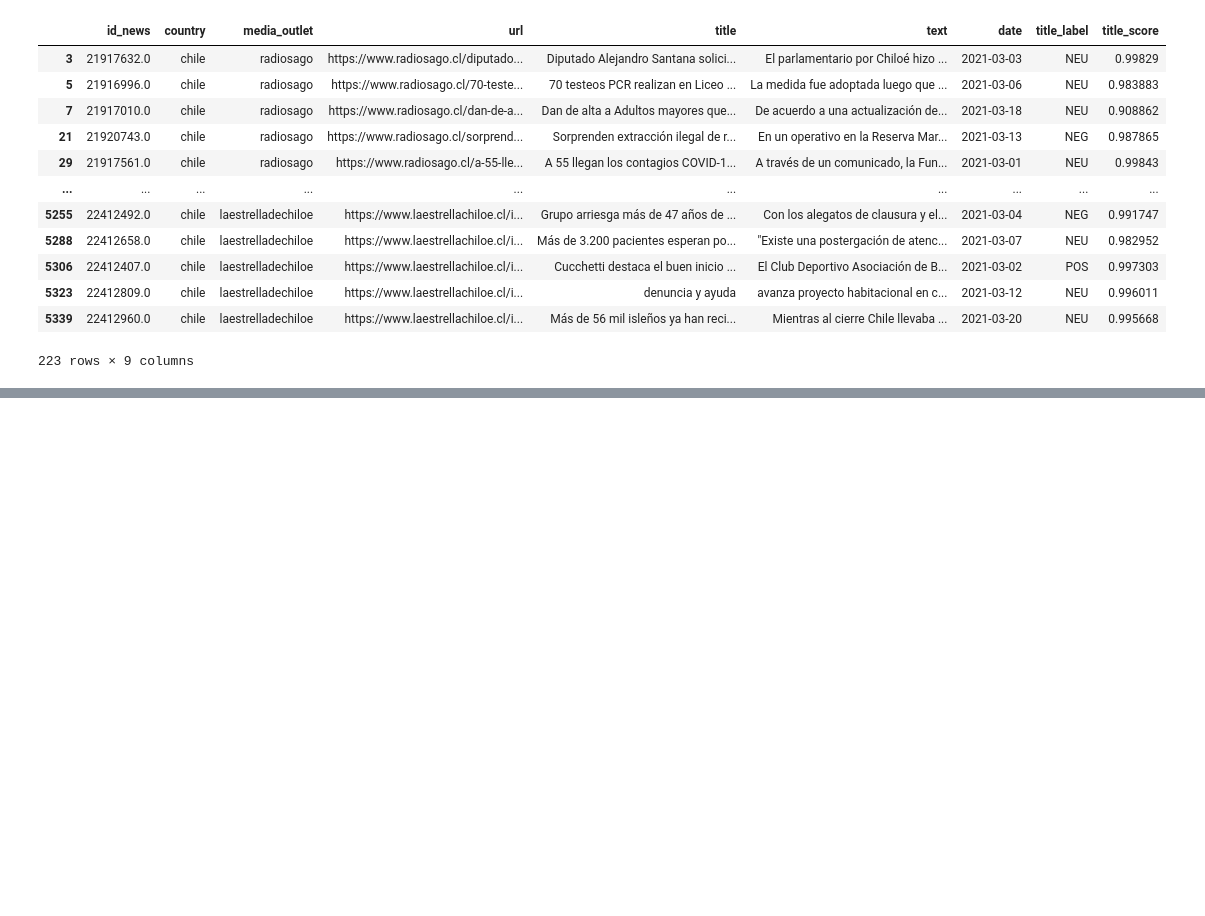
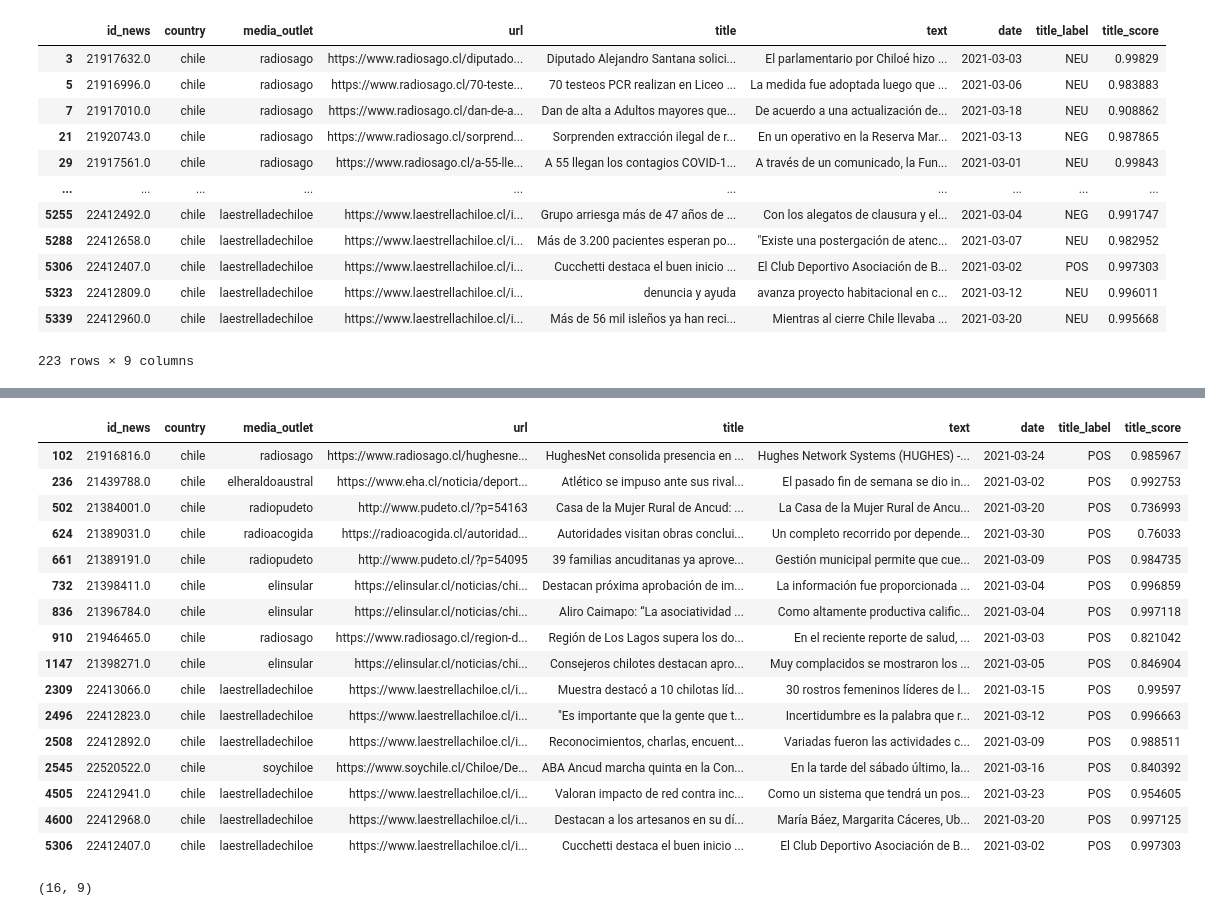
Before and after one commit to fernando479/discurso-de-los-medios-de-prensa, a Jupyter notebook: Tasa de noticias negativas por comunas.ipynb, the cells around one changed output, grey strips where cells are left out. Saved outputs shown, nothing was run; the diff lists cells and outputs as text; code cells hidden in the pictures; blank space fills up the shorter version.

Commit message:
ancud con noticias pos neu neg

```diff
--- a/Tasa de noticias negativas por comunas.ipynb
+++ b/Tasa de noticias negativas por comunas.ipynb
@@ -260,0 +279,26 @@ dataset
+# %%
+dataset_positivas=dataset.loc[dataset['title_label'] == 'POS']
+# %%
+dataset_positivas
+# %% [output]
+|  | id_news | country | media_outlet | url | title | text | date | title_label | title_score |
+| 102 | 21916816.0 | chile | radiosago | https://www.radiosago.cl/hughesne... | HughesNet consolida presencia en ... | Hughes Network Systems (HUGHES) -... | 2021-03-24 | POS | 0.985967 |
+| 236 | 21439788.0 | chile | elheraldoaustral | https://www.eha.cl/noticia/deport... | Atlético se impuso ante sus rival... | El pasado fin de semana se dio in... | 2021-03-02 | POS | 0.992753 |
+| 502 | 21384001.0 | chile | radiopudeto | http://www.pudeto.cl/?p=54163 | Casa de la Mujer Rural de Ancud: ... | La Casa de la Mujer Rural de Ancu... | 2021-03-20 | POS | 0.736993 |
+| 624 | 21389031.0 | chile | radioacogida | https://radioacogida.cl/autoridad... | Autoridades visitan obras conclui... | Un completo recorrido por depende... | 2021-03-30 | POS | 0.76033 |
+| 661 | 21389191.0 | chile | radiopudeto | http://www.pudeto.cl/?p=54095 | 39 familias ancuditanas ya aprove... | Gestión municipal permite que cue... | 2021-03-09 | POS | 0.984735 |
+| 732 | 21398411.0 | chile | elinsular | https://elinsular.cl/noticias/chi... | Destacan próxima aprobación de im... | La información fue proporcionada ... | 2021-03-04 | POS | 0.996859 |
+| 836 | 21396784.0 | chile | elinsular | https://elinsular.cl/noticias/chi... | Aliro Caimapo: “La asociatividad ... | Como altamente productiva calific... | 2021-03-04 | POS | 0.997118 |
+| 910 | 21946465.0 | chile | radiosago | https://www.radiosago.cl/region-d... | Región de Los Lagos supera los do... | En el reciente reporte de salud, ... | 2021-03-03 | POS | 0.821042 |
+| 1147 | 21398271.0 | chile | elinsular | https://elinsular.cl/noticias/chi... | Consejeros chilotes destacan apro... | Muy complacidos se mostraron los ... | 2021-03-05 | POS | 0.846904 |
+| 2309 | 22413066.0 | chile | laestrelladechiloe | https://www.laestrellachiloe.cl/i... | Muestra destacó a 10 chilotas líd... | 30 rostros femeninos líderes de l... | 2021-03-15 | POS | 0.99597 |
+| 2496 | 22412823.0 | chile | laestrelladechiloe | https://www.laestrellachiloe.cl/i... | "Es importante que la gente que t... | Incertidumbre es la palabra que r... | 2021-03-12 | POS | 0.996663 |
+| 2508 | 22412892.0 | chile | laestrelladechiloe | https://www.laestrellachiloe.cl/i... | Reconocimientos, charlas, encuent... | Variadas fueron las actividades c... | 2021-03-09 | POS | 0.988511 |
+| 2545 | 22520522.0 | chile | soychiloe | https://www.soychile.cl/Chiloe/De... | ABA Ancud marcha quinta en la Con... | En la tarde del sábado último, la... | 2021-03-16 | POS | 0.840392 |
+| 4505 | 22412941.0 | chile | laestrelladechiloe | https://www.laestrellachiloe.cl/i... | Valoran impacto de red contra inc... | Como un sistema que tendrá un pos... | 2021-03-23 | POS | 0.954605 |
+| 4600 | 22412968.0 | chile | laestrelladechiloe | https://www.laestrellachiloe.cl/i... | Destacan a los artesanos en su dí... | María Báez, Margarita Cáceres, Ub... | 2021-03-20 | POS | 0.997125 |
+| 5306 | 22412407.0 | chile | laestrelladechiloe | https://www.laestrellachiloe.cl/i... | Cucchetti destaca el buen inicio ... | El Club Deportivo Asociación de B... | 2021-03-02 | POS | 0.997303 |
+# %%
+dataset_positivas.shape
+# %% [output]
+(16, 9)
```
Also changed, not shown: parts of 4 cells of this notebook.
